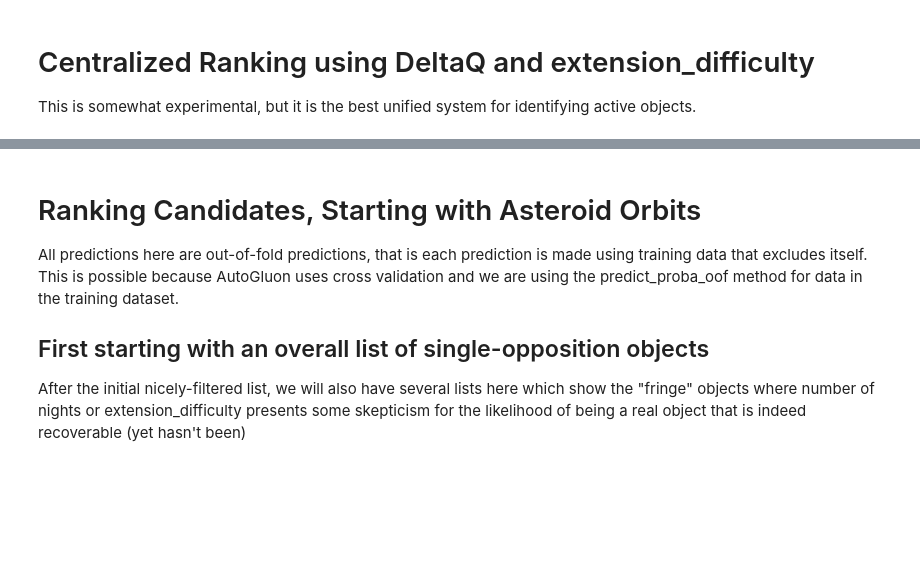
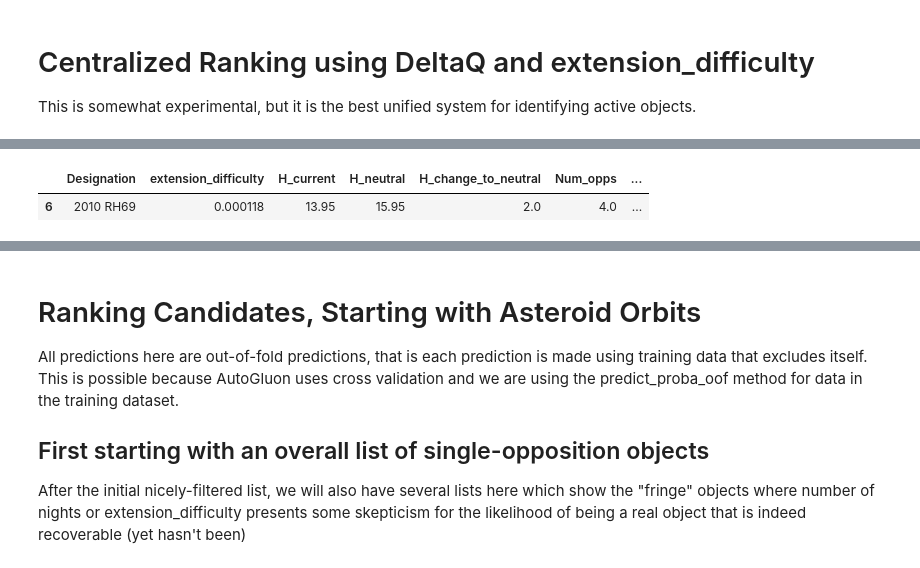
Before and after one commit to AstML/ActivitySCOPE, a Jupyter notebook: More Complicated Workbook - including paper-specific items.ipynb, the cells around one changed output, grey strips where cells are left out. Cells and saved outputs as stored; diff of their text form; code cells hidden in the pictures; blank space fills up the shorter version.

```diff
--- a/More Complicated Workbook - including paper-specific items.ipynb
+++ b/More Complicated Workbook - including paper-specific items.ipynb
@@ -792,3 +788,8 @@ h_neutrality.head(25)
+# %%
+h_neutrality[h_neutrality["Designation"] == "2010 RH69"]
+# %% [output]
+|  | Designation | extension_difficulty | H_current | H_neutral | H_change_to_neutral | Num_opps | ... |
+| 6 | 2010 RH69 | 0.000118 | 13.95 | 15.95 | 2.0 | 4.0 | ... |
 # %%
 # New ones to consider and work: overall top-ranked new (non-known) candidates by priority score
 combined_rankings[~combined_rankings["Known / Strong Suspect"]][default_col_set].head(20)
```
Also changed, not shown: parts of 55 cells of this notebook, 2 other files.
